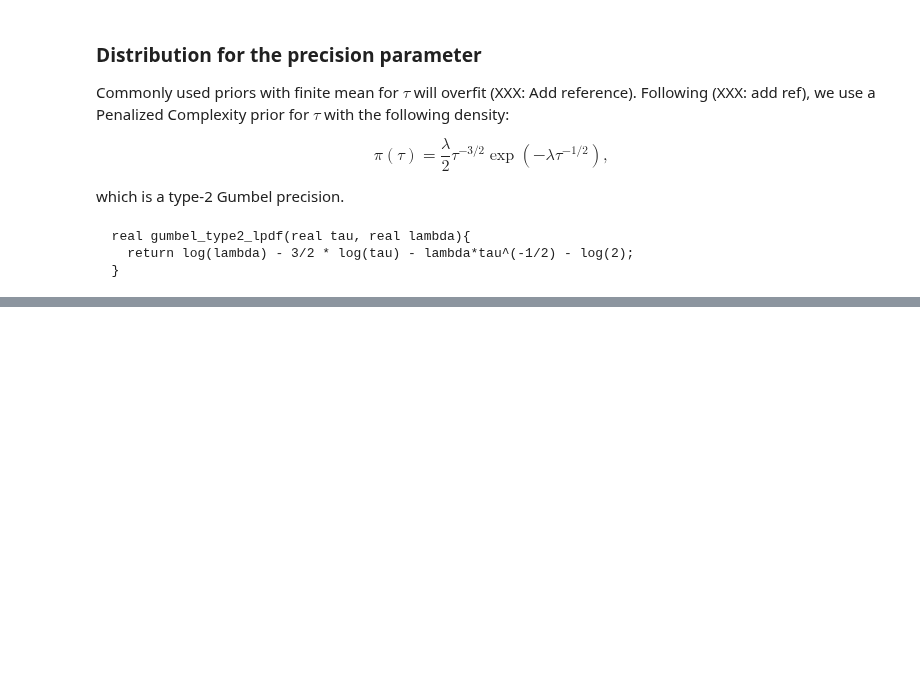
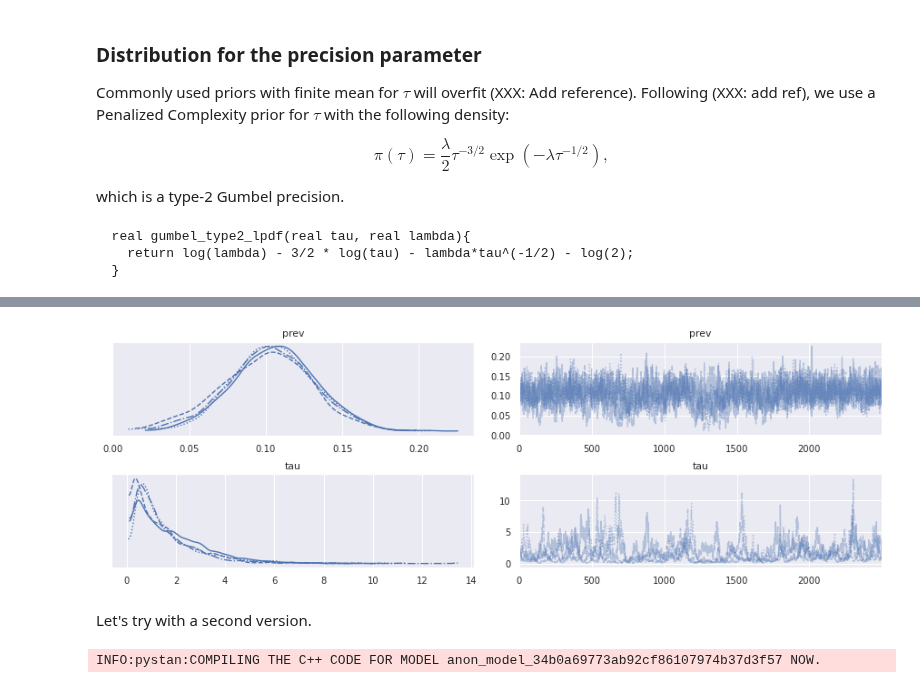
Before and after one commit to lucasmoschen/rds-bayesian-analysis-tcc, a Jupyter notebook: notebooks_book/imperfect_test_rds.ipynb, the cells around one changed output, grey strips where cells are left out. Drawn from its saved outputs; the diff is of its cells as text; code cells hidden in the pictures; blank space fills up the shorter version.

```diff
--- a/notebooks_book/imperfect_test_rds.ipynb
+++ b/notebooks_book/imperfect_test_rds.ipynb
@@ -368,0 +375,36 @@ plt.show()
+# %%
+# Parameters to generate fake data
+tau = 1
+prevalence = 0.1
+rho = 0.5
+
+# Generated quantities
+omega = np.random.multivariate_normal(mean = np.zeros(n_samples),
+                                      cov = (1/tau)*np.linalg.inv(D - rho*A),
+                                      ).reshape(-1,1)
+
+theta = expit(logit(prevalence) + omega)
+T = ro.binomial(n = 1, p = theta)
+
+# Hyperparameters of the model.
+alpha_p = 1
+beta_p  = 9
+alpha_tau = 1
+beta_tau = 1
+
+data = {
+    "n_samples"    : n_samples,
+    "T"            : T.flatten(),
+    "adj_matrix"   : A,
+    "adj_pairs"    : A.sum()//2,
+
+    "alpha_p"      : alpha_p,
+    "beta_p"       : beta_p,
+    "alpha_tau"    : alpha_tau,
+    "beta_tau"     : beta_tau,
+    "rho"          : rho,
+}
+# %%
+%%time
+fit_rds_imperfect_eff_v0 = sm.sampling(data=data, iter=5000)
+summary = az.summary(fit_rds_imperfect_eff_v0)
@@ -368,0 +421,19 @@ plt.show()
+# %%
+az.plot_trace(fit_rds_imperfect_eff_v0, var_names=('prev', 'tau'))
+plt.show()
+# %% [output]
+[figure, added]
+# %% [markdown]
+Let's try with a second version.
+# %%
+#compiled = True
+compiled = False
+
+if compiled:
+    sm = pickle.load(open('../models/primary_model/pickles/rds_imperfect_test_efficient_v1.pkl', 'rb'))
+else:
+    sm = ps.StanModel(file = '../models/primary_model/stan_codes/rds_imperfect_test_efficient_v1.stan')
+    with open('../models/primary_model/pickles/rds_imperfect_test_efficient_v1.pkl', 'wb') as f:
+        pickle.dump(sm, f)
+# %% [output]
+INFO:pystan:COMPILING THE C++ CODE FOR MODEL anon_model_34b0a69773ab92cf86107974b37d3f57 NOW.
```
Also changed, not shown: parts of 16 cells of this notebook, 6 other files.
